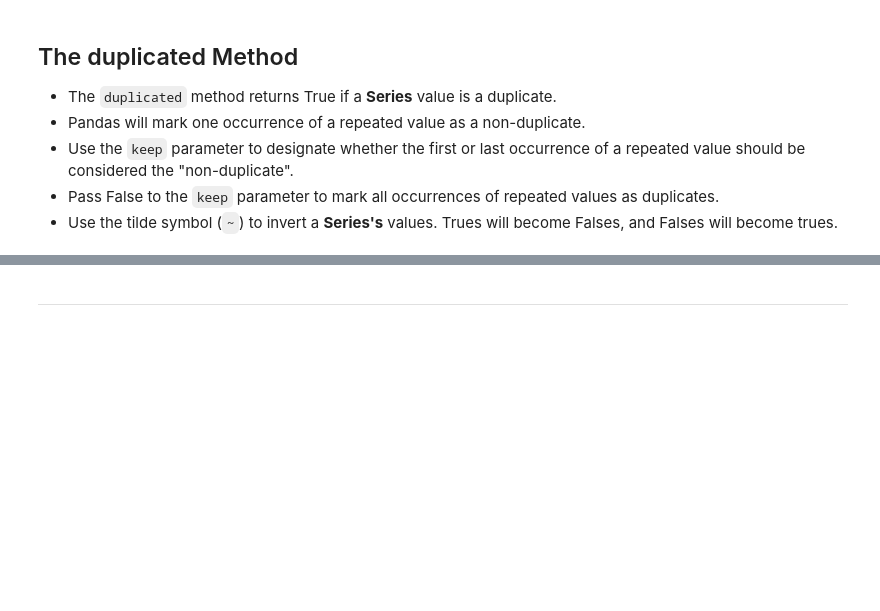
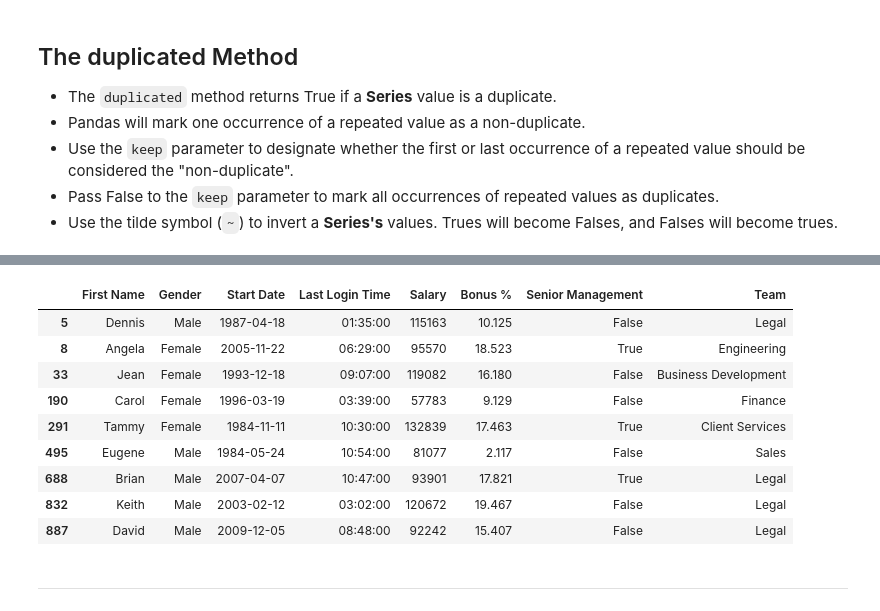
Before and after one commit to Corvus-JSDev/Pandas-projects, a Jupyter notebook: 05-DataFrames_II__Filtering Data.ipynb, the cells around one changed output, grey strips where cells are left out. Saved outputs shown, nothing was run; the diff lists cells and outputs as text; code cells hidden in the pictures; blank space fills up the shorter version.

```diff
--- a/05-DataFrames_II__Filtering Data.ipynb
+++ b/05-DataFrames_II__Filtering Data.ipynb
@@ -212,3 +356,35 @@ employees[ (name & role) | start ]
+# %%
+# Note This will only give you dup values because non-dups return false.
+emp_copy.loc[ emp_copy["First Name"].duplicated() ]
+
+
+# This will do the opposite, it will keep the first accurace and remove the last.
+# This will return True for the first accurace, and False for the dups.
+# non-dups now return True.
+emp_copy.loc[ emp_copy["First Name"].duplicated(keep="last") ]
+
+
+# This will mark ALL dupes as True. ie now ALL accuraces of Douglas will be true
+# from the first to last.
+# All completely unique names will be false.
+emp_copy.loc[ emp_copy["First Name"].duplicated(keep=False) ]
+
+
+# The `~` key will invert any value. ie True becomes False, and vice versa.
+# This will do the opposite of keep=False
+# This will mark all completely unique names as True
+emp_copy.loc[ ~emp_copy["First Name"].duplicated(keep=False) ]
+# %% [output]
+|  | First Name | Gender | Start Date | Last Login Time | Salary | Bonus % | Senior Management | Team |
+| 5 | Dennis | Male | 1987-04-18 | 01:35:00 | 115163 | 10.125 | False | Legal |
+| 8 | Angela | Female | 2005-11-22 | 06:29:00 | 95570 | 18.523 | True | Engineering |
+| 33 | Jean | Female | 1993-12-18 | 09:07:00 | 119082 | 16.180 | False | Business Development |
+| 190 | Carol | Female | 1996-03-19 | 03:39:00 | 57783 | 9.129 | False | Finance |
+| 291 | Tammy | Female | 1984-11-11 | 10:30:00 | 132839 | 17.463 | True | Client Services |
+| 495 | Eugene | Male | 1984-05-24 | 10:54:00 | 81077 | 2.117 | False | Sales |
+| 688 | Brian | Male | 2007-04-07 | 10:47:00 | 93901 | 17.821 | True | Legal |
+| 832 | Keith | Male | 2003-02-12 | 03:02:00 | 120672 | 19.467 | False | Legal |
+| 887 | David | Male | 2009-12-05 | 08:48:00 | 92242 | 15.407 | False | Legal |
 # %% [markdown]
 ---
 # %% [markdown]
```
Also changed, not shown: parts of 13 cells of this notebook.
